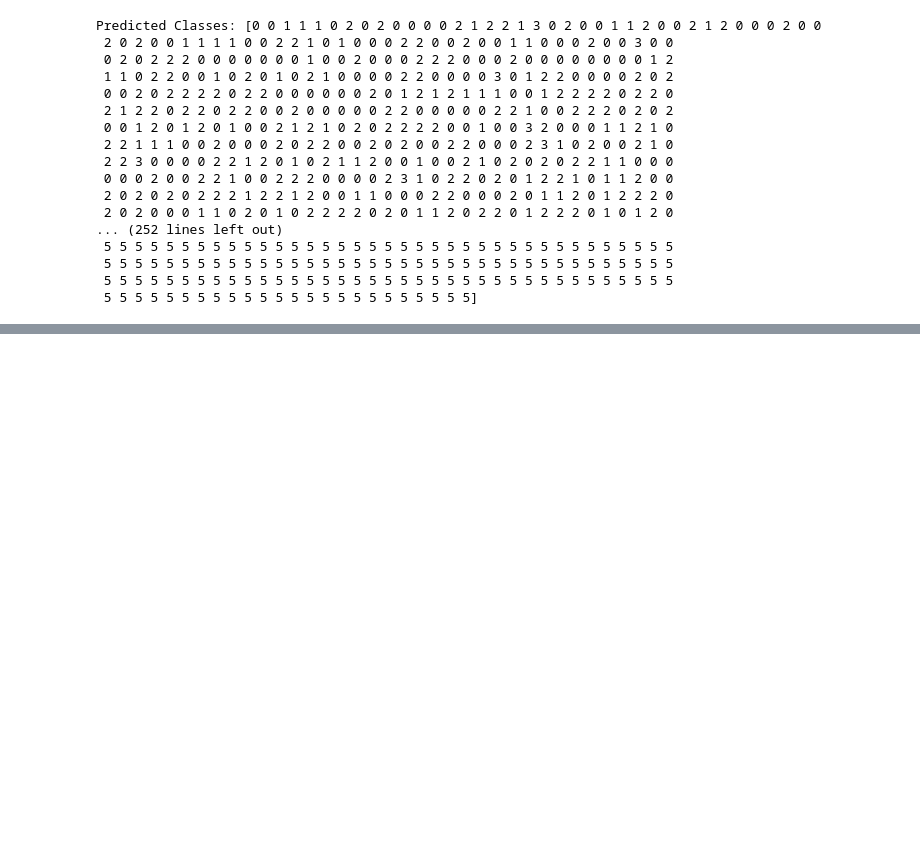
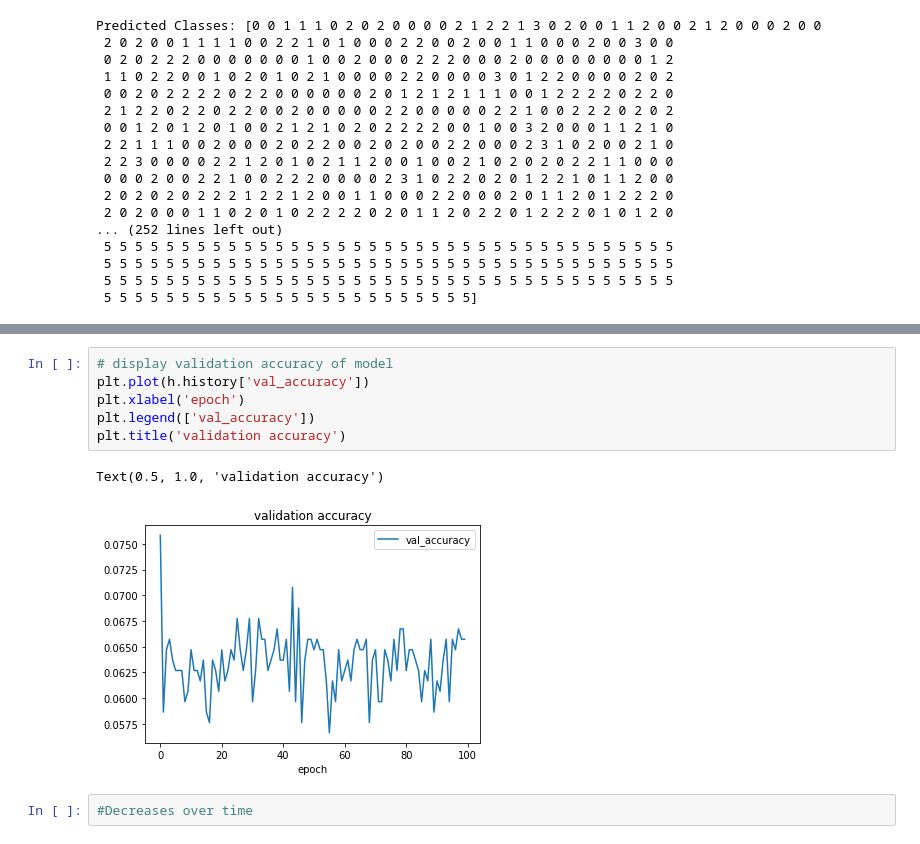
Before and after one commit to Pranav-Sukumar/NFL_Combine_Analysis, a Jupyter notebook: Seenu_Initial_Analysis/SeenuNFL.ipynb, the cells around one changed output, grey strips where cells are left out. Drawn from its saved outputs; the diff is of its cells as text; blank space fills up the shorter version.

```diff
--- a/Seenu_Initial_Analysis/SeenuNFL.ipynb
+++ b/Seenu_Initial_Analysis/SeenuNFL.ipynb
@@ -439,0 +478,11 @@ Number of Labels: 4945
+# %%
+# display validation accuracy of model
+plt.plot(h.history['val_accuracy'])
+plt.xlabel('epoch')
+plt.legend(['val_accuracy'])
+plt.title('validation accuracy')
+# %% [output]
+Text(0.5, 1.0, 'validation accuracy')
+[figure, added]
+# %%
+#Decreases over time
```
Also changed, not shown: parts of 28 cells of this notebook.
